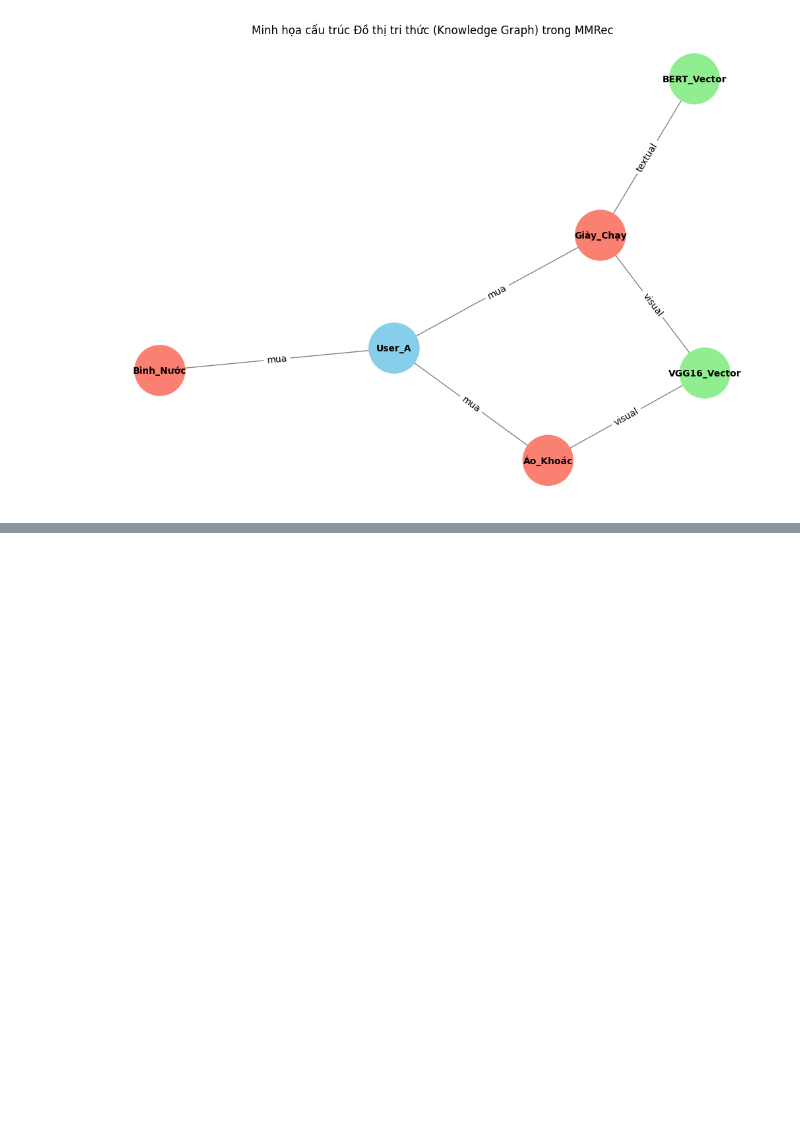
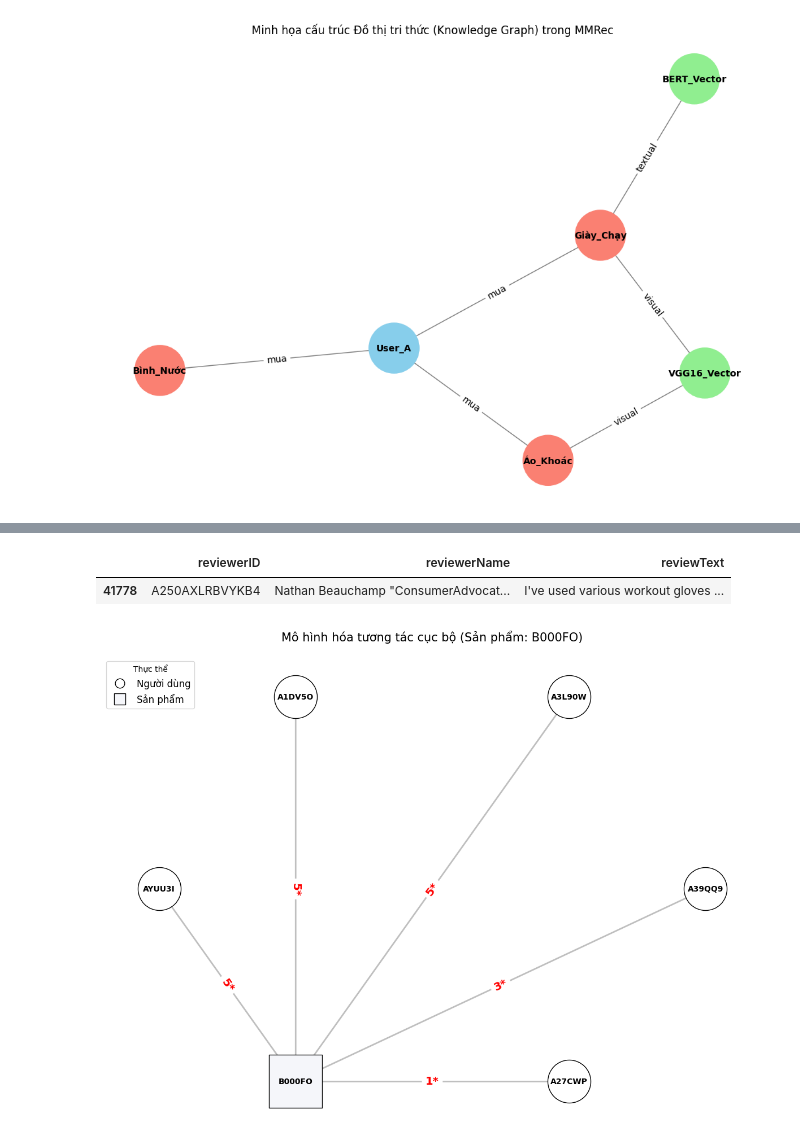
Before and after one commit to ThanhB18059162022/MMRec, a Jupyter notebook: preprocessing.ipynb, the cells around one changed output, grey strips where cells are left out. Saved outputs shown, nothing was run; the diff lists cells and outputs as text; code cells hidden in the pictures; blank space fills up the shorter version.

```diff
--- a/preprocessing.ipynb
+++ b/preprocessing.ipynb
@@ -576,0 +874,69 @@ print(g)
+# %%
+df_meta_with_reviews[(df_meta_with_reviews["asin"] == asin) & (df_meta_with_reviews["reviewerID"] == "A250AXLRBVYKB4")][["reviewerID", "reviewerName", "reviewText"]]
+# %% [output]
+|  | reviewerID | reviewerName | reviewText |
+| 41778 | A250AXLRBVYKB4 | Nathan Beauchamp "ConsumerAdvocat... | I've used various workout gloves ... |
+# %%
+import pandas as pd
+import networkx as nx
+import matplotlib.pyplot as plt
+import matplotlib.lines as mlines
+
+# 1. Chuẩn bị dữ liệu (Giữ nguyên logic cũ)
+target_item = df_ratings['itemID'].iloc[0]
+df_sub = df_ratings[df_ratings['itemID'] == "B000FON3KU"].head(5)
+
+# 2. Khởi tạo đồ thị
+G = nx.Graph()
+for _, row in df_sub.iterrows():
+    u_id = row['userID'][:6] # Rút gọn ID
+    i_id = row['itemID'][:6]
+    rating_label = f"{int(row['rating'])}*"
+    G.add_edge(u_id, i_id, label=rating_label)
+
+user_nodes = [n for n in G.nodes if n != i_id]
+item_node = [i_id]
+
+# 3. Vẽ đồ thị
+plt.figure(figsize=(12, 9))
+# Sử dụng layout vòng tròn (shell) để các node vệ tinh bao quanh node trung tâm
+pos = nx.shell_layout(G)
+
+# --- VẼ CÁC THÀNH PHẦN (Giữ nguyên viền đen, nền trắng/xám) ---
+# Vẽ User (Hình tròn)
+nx.draw_networkx_nodes(G, pos, nodelist=user_nodes, node_shape='o',
+                       node_size=3000, node_color='white', edgecolors='black')
+
+# Vẽ Item (Hình vuông)
+nx.draw_networkx_nodes(G, pos, nodelist=item_node, node_shape='s',
+                       node_size=4500, node_color='#f5f6fa', edgecolors='black')
+
+# Vẽ cạnh và nhãn ID lên Node
+nx.draw_networkx_edges(G, pos, width=2, alpha=0.5, edge_color='gray')
+nx.draw_networkx_labels(G, pos, font_size=10, font_weight='bold')
+
+# Vẽ nhãn Rating (Sao) màu đỏ trên cạnh
+edge_labels = nx.get_edge_attributes(G, 'label')
+nx.draw_networkx_edge_labels(G, pos, edge_labels=edge_labels,
+                              font_size=14, font_color='red', font_weight='bold')
+
+# --- THÊM CHÚ THÍCH (TỐI GIẢN THEO YÊU CẦU) ---
+# Tạo các đối tượng giả chỉ có hình dáng và nhãn để đưa vào Legend
+user_handle = mlines.Line2D([], [], color='none', marker='o',
+                             markeredgecolor='black', markerfacecolor='white',
+                             markersize=12, label='Người dùng')
+
+item_handle = mlines.Line2D([], [], color='none', marker='s',
+                             markeredgecolor='black', markerfacecolor='#f5f6fa',
+                             markersize=15, label='Sản phẩm')
+
+# Hiển thị chú thích ở góc trên bên trái
+plt.legend(handles=[user_handle, item_handle], loc='upper left',
+           title="Thực thể", fontsize=12, frameon=True)
+
+plt.title(f"Mô hình hóa tương tác cục bộ (Sản phẩm: {i_id})", fontsize=15, pad=20)
+plt.axis('off')
+plt.tight_layout()
+plt.show()
+# %% [output]
+[figure, added]
```
Also changed, not shown: parts of 26 cells of this notebook.
